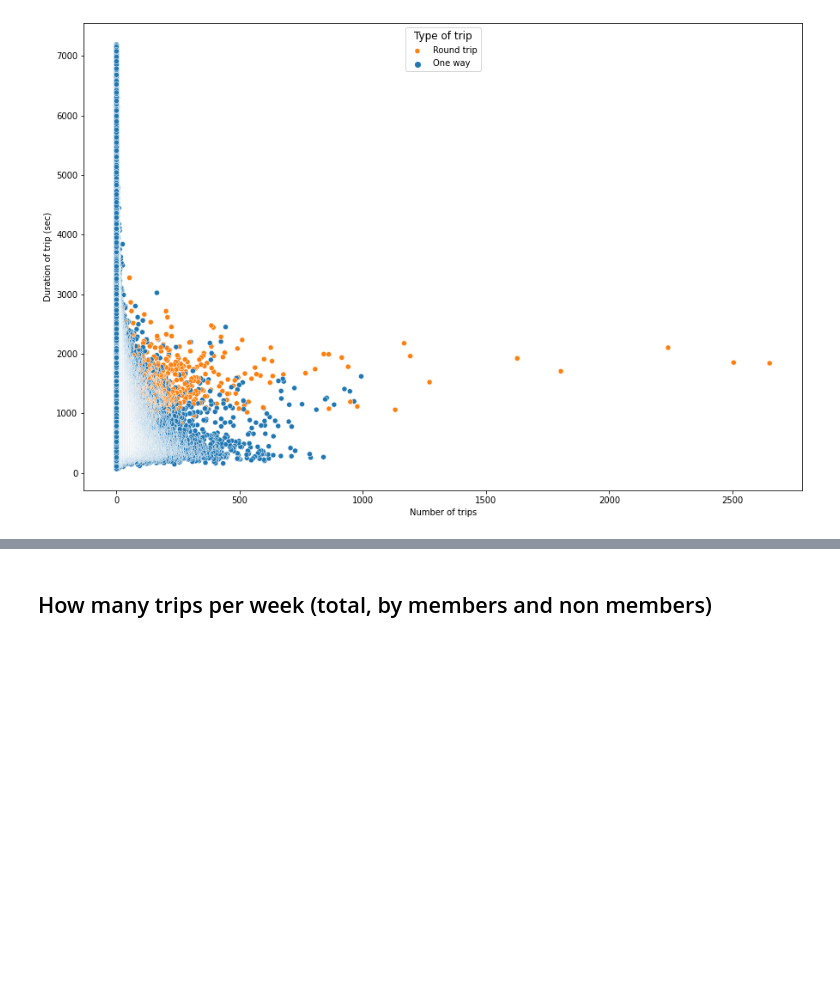
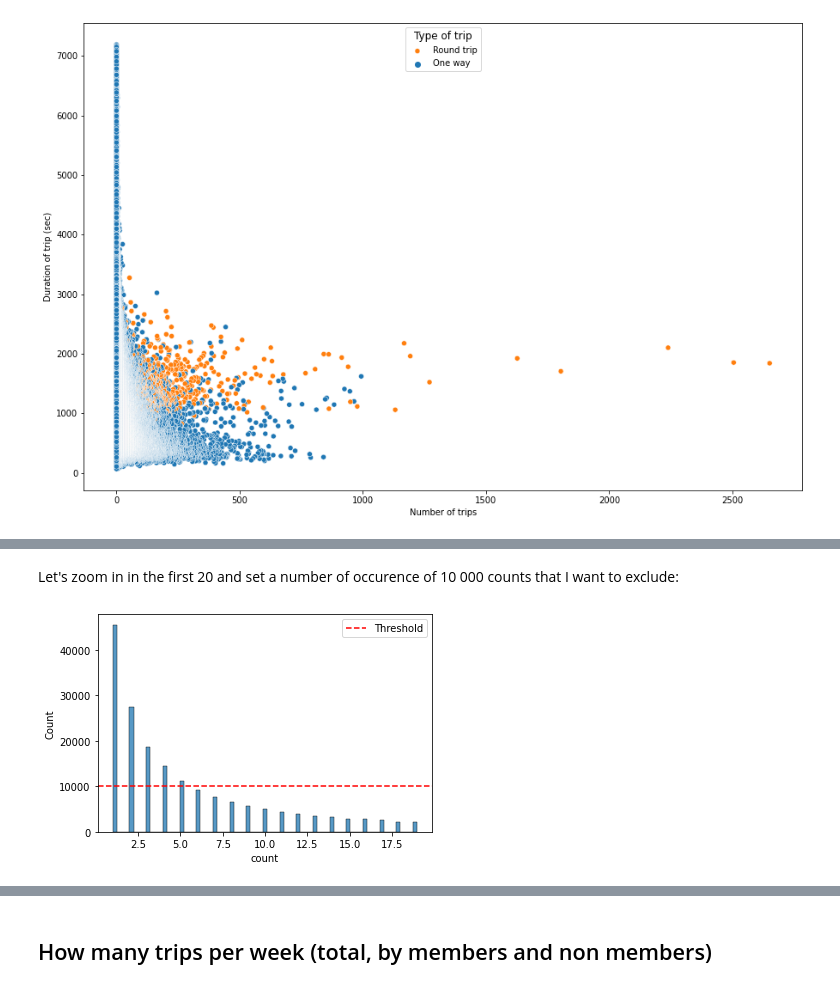
Before and after one commit to srasetti/bixi, a Jupyter notebook: Bixi.ipynb, the cells around one changed output, grey strips where cells are left out. Saved outputs shown, nothing was run; the diff lists cells and outputs as text; code cells hidden in the pictures; blank space fills up the shorter version.

```diff
--- a/Bixi.ipynb
+++ b/Bixi.ipynb
@@ -548,0 +557,8 @@ plt.legend(title='Type of trip', loc='upper center', labels=['Round trip','One w
+# %% [markdown]
+Let's zoom in in the first 20 and set a number of occurence of 10 000 counts that I want to exclude:
+# %%
+sns.histplot(data=top_df[top_df['count'] < 20], x='count');
+plt.axhline(y=10000, ls='--', c='red', label='Threshold');
+plt.legend();
+# %% [output]
+[figure, added]
```
Also changed, not shown: parts of 15 cells of this notebook, 1 other file.
